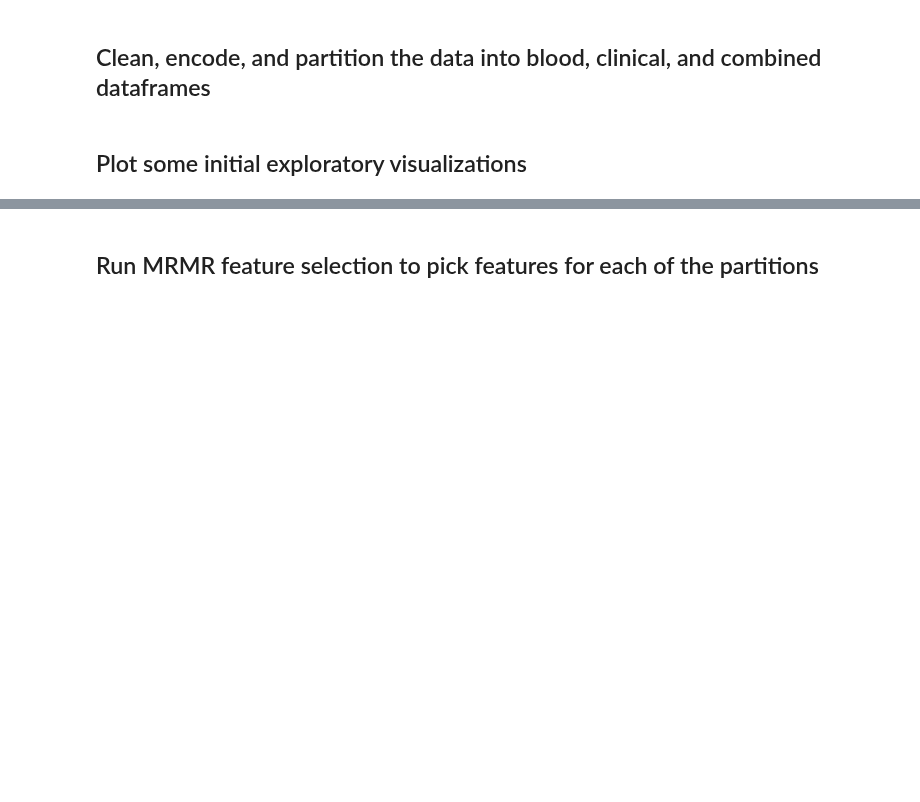
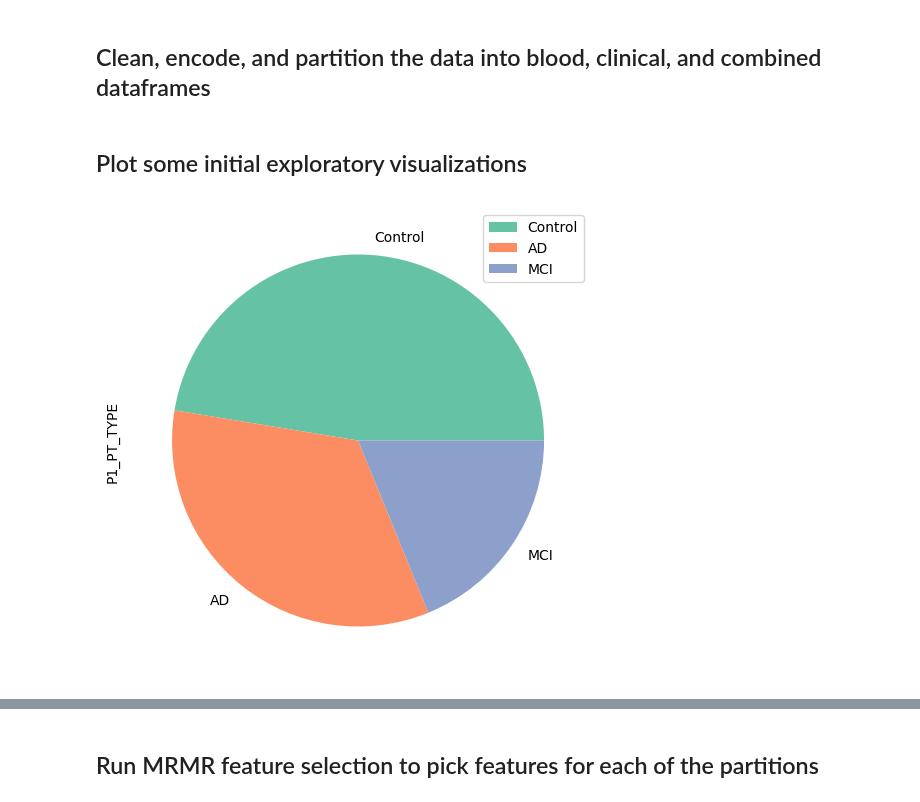
Before and after one commit to anusha1207/TARCC-Alzheimers, a Jupyter notebook: main.ipynb, the cells around one changed output, grey strips where cells are left out. Drawn from its saved outputs; the diff is of its cells as text; code cells hidden in the pictures; blank space fills up the shorter version.

```diff
--- a/main.ipynb
+++ b/main.ipynb
@@ -41,0 +45,4 @@ plot_blood_draw_statistics(df)
+# %%
+plot_labels_pie_chart(df, png=f"{PLOTS}/Diagnosis Pie Chart.png")
+# %% [output]
+[figure, added]
```
Also changed, not shown: parts of 8 cells of this notebook, 4 other files.
